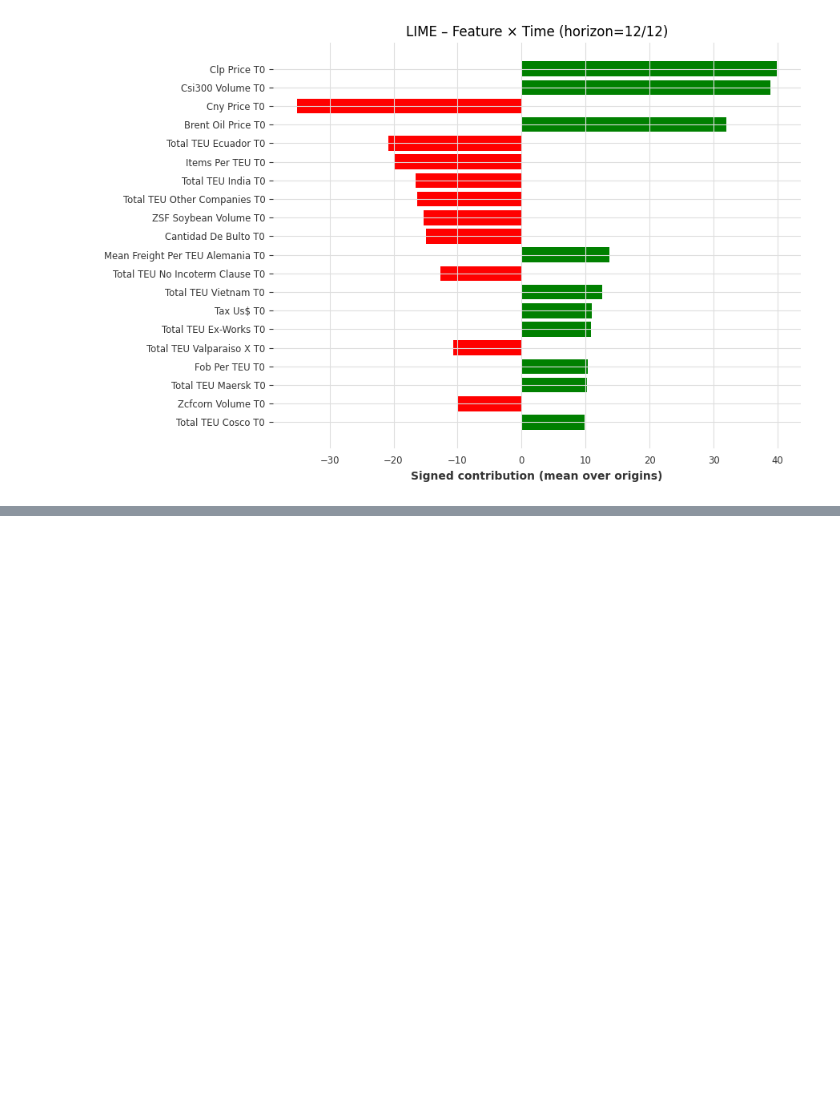
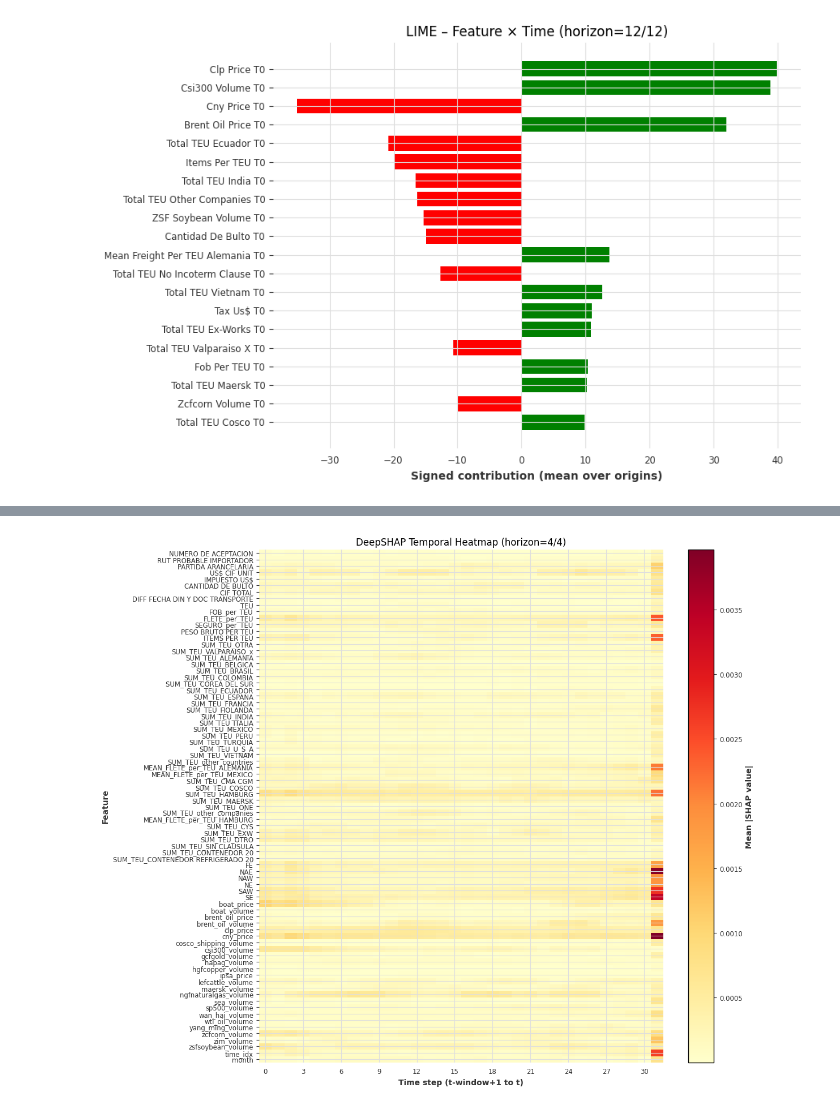
Before and after one commit to jpm0112/shippingNN, a Jupyter notebook: notebooks/lime_kz.ipynb, the cells around one changed output, grey strips where cells are left out. Saved outputs shown, nothing was run; the diff lists cells and outputs as text; code cells hidden in the pictures; blank space fills up the shorter version.

```diff
--- a/notebooks/lime_kz.ipynb
+++ b/notebooks/lime_kz.ipynb
@@ -747,0 +1040,25 @@ plt.close()
+# %%
+
+# ------------------------------------------------------------
+# 10) Temporal importance heatmap (Feature × Time)
+# ------------------------------------------------------------
+# Sum absolute SHAP across all instances
+temporal_importance = np.mean(np.abs(shap_values), axis=0).T  # (n_cov, T)
+
+plt.figure(figsize=(12, 10))
+plt.imshow(temporal_importance, aspect='auto', cmap='YlOrRd')
+plt.colorbar(label='Mean |SHAP value|')
+plt.xlabel('Time step (t-window+1 to t)')
+plt.ylabel('Feature')
+plt.yticks(range(n_cov), feature_cols)
+plt.xticks(range(0, T, max(1, T//10)), range(0, T, max(1, T//10)))
+plt.title(f"DeepSHAP Temporal Heatmap (horizon={HORIZON_TO_EXPLAIN + 1}/{H})")
+plt.tight_layout()
+plt.savefig(
+    f"plots/deepshap_temporal_heatmap_{target_col}_H{test_size}.png",
+    dpi=200,
+    bbox_inches="tight"
+)
+plt.show()
+# %% [output]
+[figure, added]
```
Also changed, not shown: parts of 18 cells of this notebook, 21 other files.
